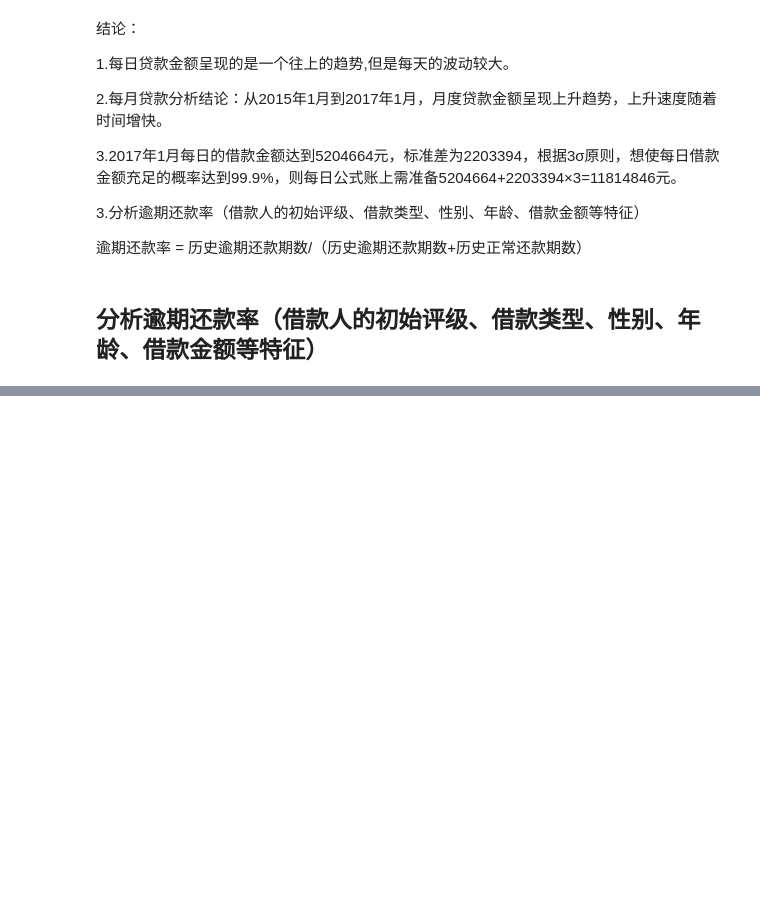
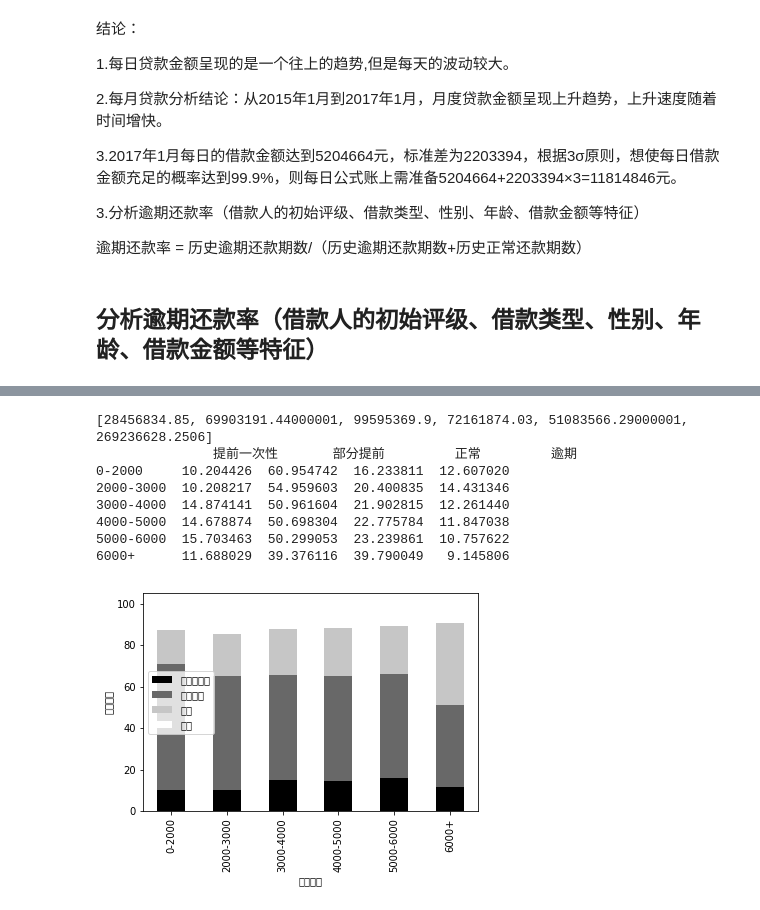
Before and after one commit to ShaoZC/Quantitative_Risk_Management_in_Python, a Jupyter notebook: P2P_loan_data.ipynb, the cells around one changed output, grey strips where cells are left out. Cells and saved outputs as stored; diff of their text form; code cells hidden in the pictures; blank space fills up the shorter version.

```diff
--- a/P2P_loan_data.ipynb
+++ b/P2P_loan_data.ipynb
@@ -326,0 +484,13 @@ KeyError: '逾期还款率'
+# %%
+file_LP='data_paipai/LP.csv'
+LP=pandas.read_csv(file_LP)
+# 删除尚未到期的记录
+LP = LP[LP['到期日期'] <= LP['recorddate']]
+#LP.info()
+#LP.describe()
+# 将LC和LP两个表融合起来
+LCLP = pandas.merge(LC, LP, how='left', on=['ListingId'])
+# 删除数据不全的记录
+LCLP = LCLP.dropna(how='any')
+# LCLP.info()
+#LCLP.describe()
@@ -326,0 +548,21 @@ KeyError: '逾期还款率'
+# %%
+# 分析不同借款金额用户的还款情况
+amountA = LCLP.loc[(LCLP['借款金额'] > 0) & (LCLP['借款金额'] < 2000)]
+amountB = LCLP.loc[(LCLP['借款金额'] >= 2000) & (LCLP['借款金额'] < 3000)]
+amountC = LCLP.loc[(LCLP['借款金额'] >= 3000) & (LCLP['借款金额'] < 4000)]
+amountD = LCLP.loc[(LCLP['借款金额'] >= 4000) & (LCLP['借款金额'] < 5000)]
+amountE = LCLP.loc[(LCLP['借款金额'] >= 5000) & (LCLP['借款金额'] < 6000)]
+amountF = LCLP.loc[(LCLP['借款金额'] >= 6000)]
+amountgroup = [amountA, amountB, amountC, amountD,amountE,amountF]
+
+repayhabit(amountgroup,6,amount_idx,'借款金额','Greys_r')
+# %% [output]
+[28456834.85, 69903191.44000001, 99595369.9, 72161874.03, 51083566.29000001, 269236628.2506]
+               提前一次性       部分提前         正常         逾期
+0-2000     10.204426  60.954742  16.233811  12.607020
+2000-3000  10.208217  54.959603  20.400835  14.431346
+3000-4000  14.874141  50.961604  21.902815  12.261440
+4000-5000  14.678874  50.698304  22.775784  11.847038
+5000-6000  15.703463  50.299053  23.239861  10.757622
+6000+      11.688029  39.376116  39.790049   9.145806
+[figure, added]
```
Also changed, not shown: parts of 32 cells of this notebook, 1 other file.
